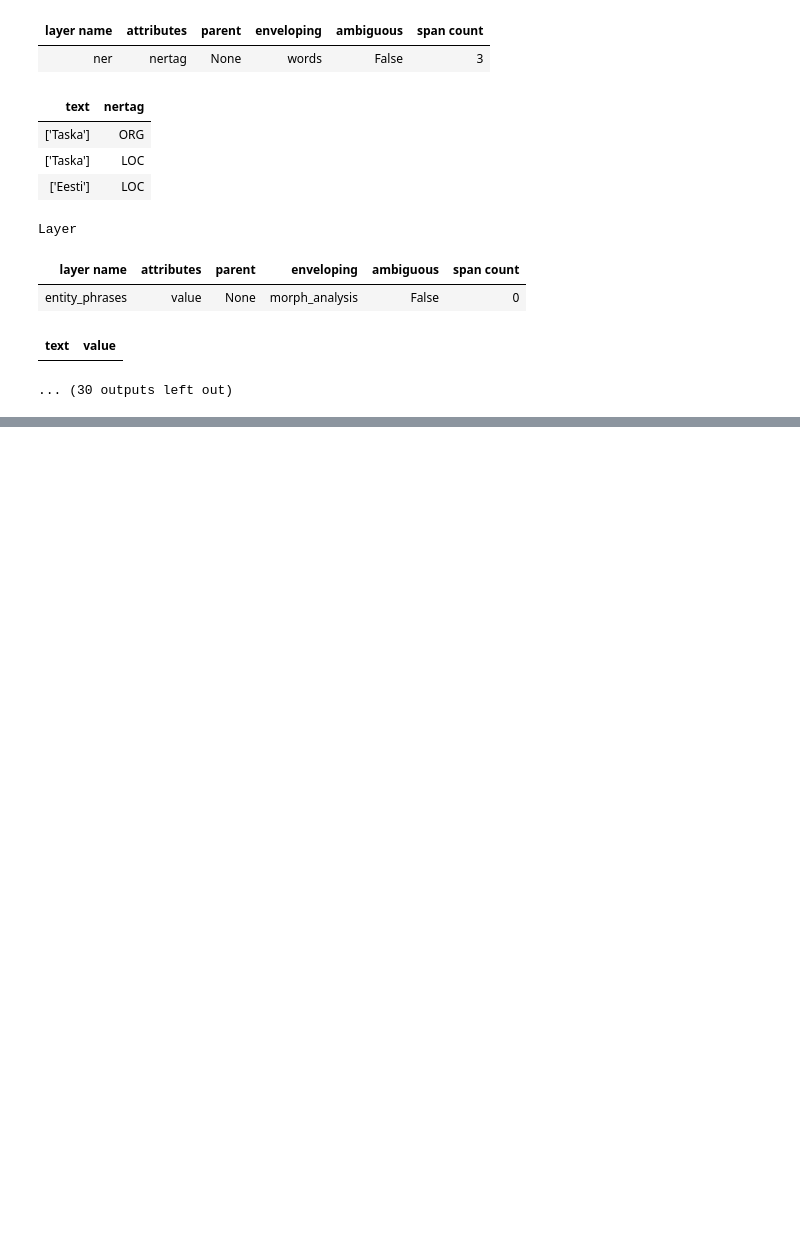
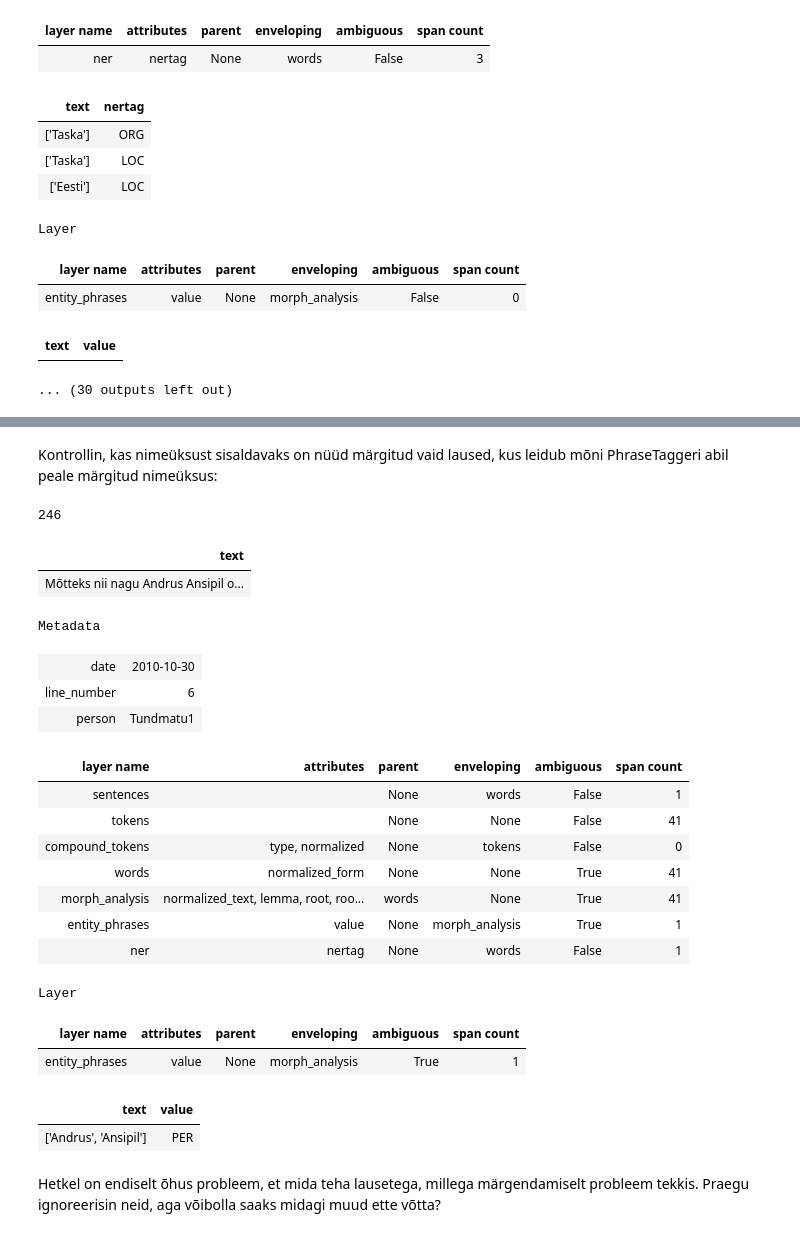
Before and after one commit to estnltk/presentation, a Jupyter notebook: 2023-xxx-media-monitoring/05_PhraseTagger nimeüksuste tuvastamiseks test5.ipynb, the cells around one changed output, grey strips where cells are left out. Saved outputs shown, nothing was run; the diff lists cells and outputs as text; code cells hidden in the pictures; blank space fills up the shorter version.

```diff
--- a/2023-xxx-media-monitoring/05_PhraseTagger nimeüksuste tuvastamiseks test5.ipynb
+++ b/2023-xxx-media-monitoring/05_PhraseTagger nimeüksuste tuvastamiseks test5.ipynb
@@ -120,0 +184,6 @@ Layer
+# %%
+for sentence in sentences:
+    try:
+        len(sentence.entity_phrases) > 0
+    except:
+        display(sentence)
@@ -120,0 +245,11 @@ Layer
+# %% [markdown]
+Kontrollin, kas nimeüksust sisaldavaks on nüüd märgitud vaid laused, kus leidub mõni PhraseTaggeri abil peale märgitud nimeüksus:
+# %%
+con = sqlite3.connect("media_data.db")
+cur = con.cursor()
+# %%
+sentences_new = []
+# %%
+for row in cur.execute("SELECT sentence FROM sentences WHERE named_entity = 1"):
+    sentence = json_to_text(json_text=row[0])
+    sentences_new.append(sentence)
@@ -120,0 +258,26 @@ Layer
+# %%
+len(sentences_new)
+# %% [output]
+246
+# %%
+display(sentences_new[1], sentences_new[1].entity_phrases)
+# %% [output]
+| text |
+| Mõtteks nii nagu Andrus Ansipil o... |
+Metadata
+| date | 2010-10-30 |
+| line_number | 6 |
+| person | Tundmatu1 |
+| layer name | attributes | parent | enveloping | ambiguous | span count |
+| sentences |  | None | words | False | 1 |
+| tokens |  | None | None | False | 41 |
+| compound_tokens | type, normalized | None | tokens | False | 0 |
+| words | normalized_form | None | None | True | 41 |
+| morph_analysis | normalized_text, lemma, root, roo... | words | None | True | 41 |
+| entity_phrases | value | None | morph_analysis | True | 1 |
+| ner | nertag | None | words | False | 1 |
+Layer
+| layer name | attributes | parent | enveloping | ambiguous | span count |
+| entity_phrases | value | None | morph_analysis | True | 1 |
+| text | value |
+| ['Andrus', 'Ansipil'] | PER |
@@ -120,0 +288,2 @@ Layer
+# %% [markdown]
+Hetkel on endiselt õhus probleem, et mida teha lausetega, millega märgendamiselt probleem tekkis. Praegu ignoreerisin neid, aga võibolla saaks midagi muud ette võtta?
```
Also changed, not shown: parts of 20 cells of this notebook.
